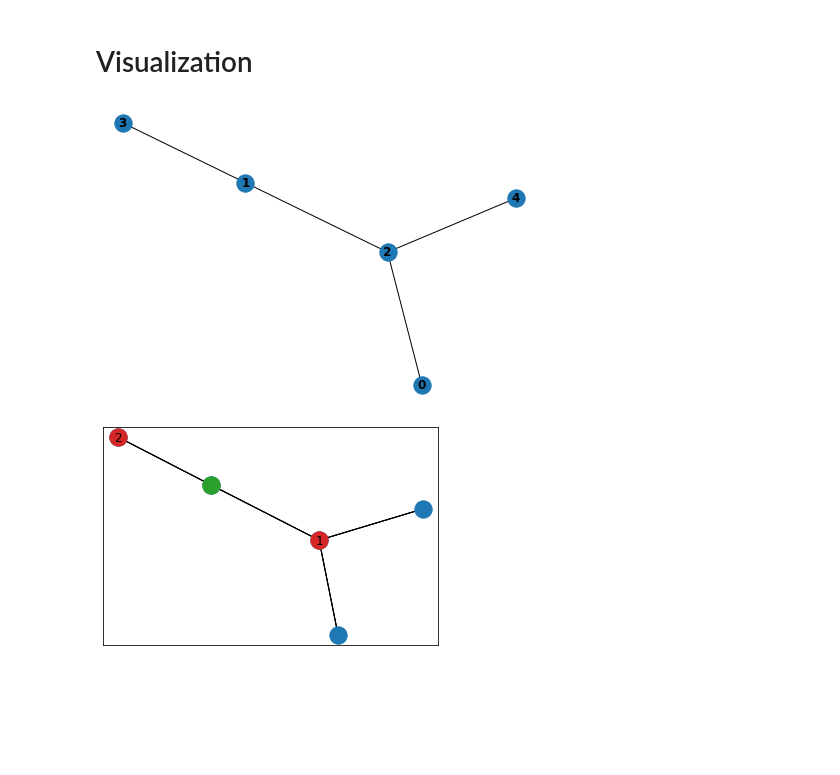
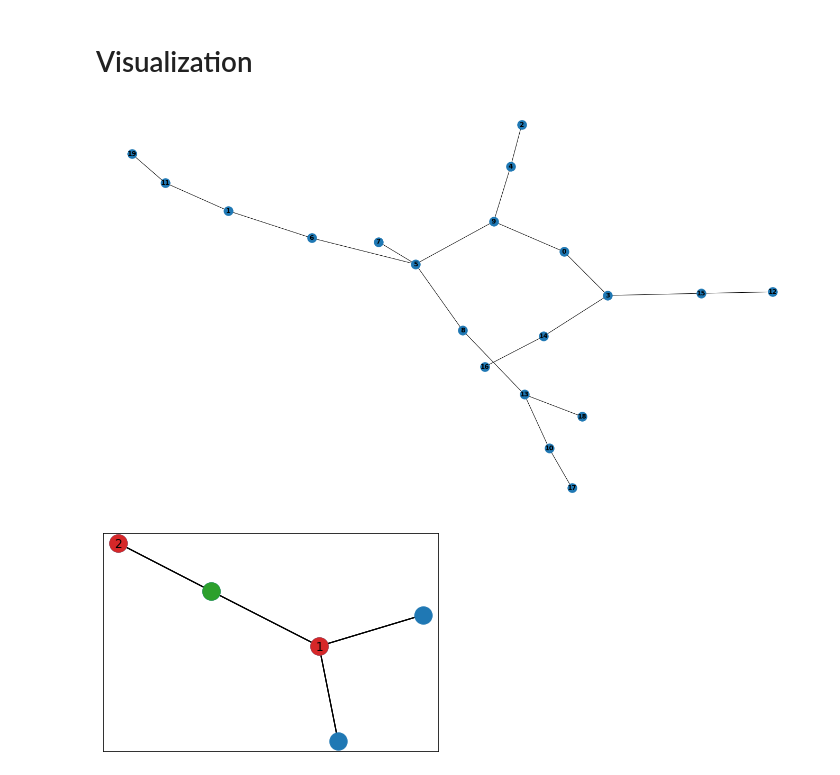
Before and after one commit to XinruiChen0309/Burning-Grpah, a Jupyter notebook: NetworkX_Case.ipynb, the cells around one changed output. Drawn from its saved outputs; the diff is of its cells as text; code cells hidden in the pictures; blank space fills up the shorter version.

```diff
--- a/NetworkX_Case.ipynb
+++ b/NetworkX_Case.ipynb
@@ -142,10 +142,12 @@ max_pendant_path(A,start)
 import matplotlib.pyplot as plt
 # %%
 # example
-G = nx.random_tree(5)
+G = nx.random_tree(20)
 nx.draw(G, with_labels=True, font_weight='bold')  # plot original graph
+fig = plt.gcf()
+fig.set_size_inches(18.5, 10.5)
 # %% [output]
-[figure, old version]
+[figure, new version]
 # %%
 # task
 pos=nx.spring_layout(G)
```
Also changed, not shown: 1 other file.
